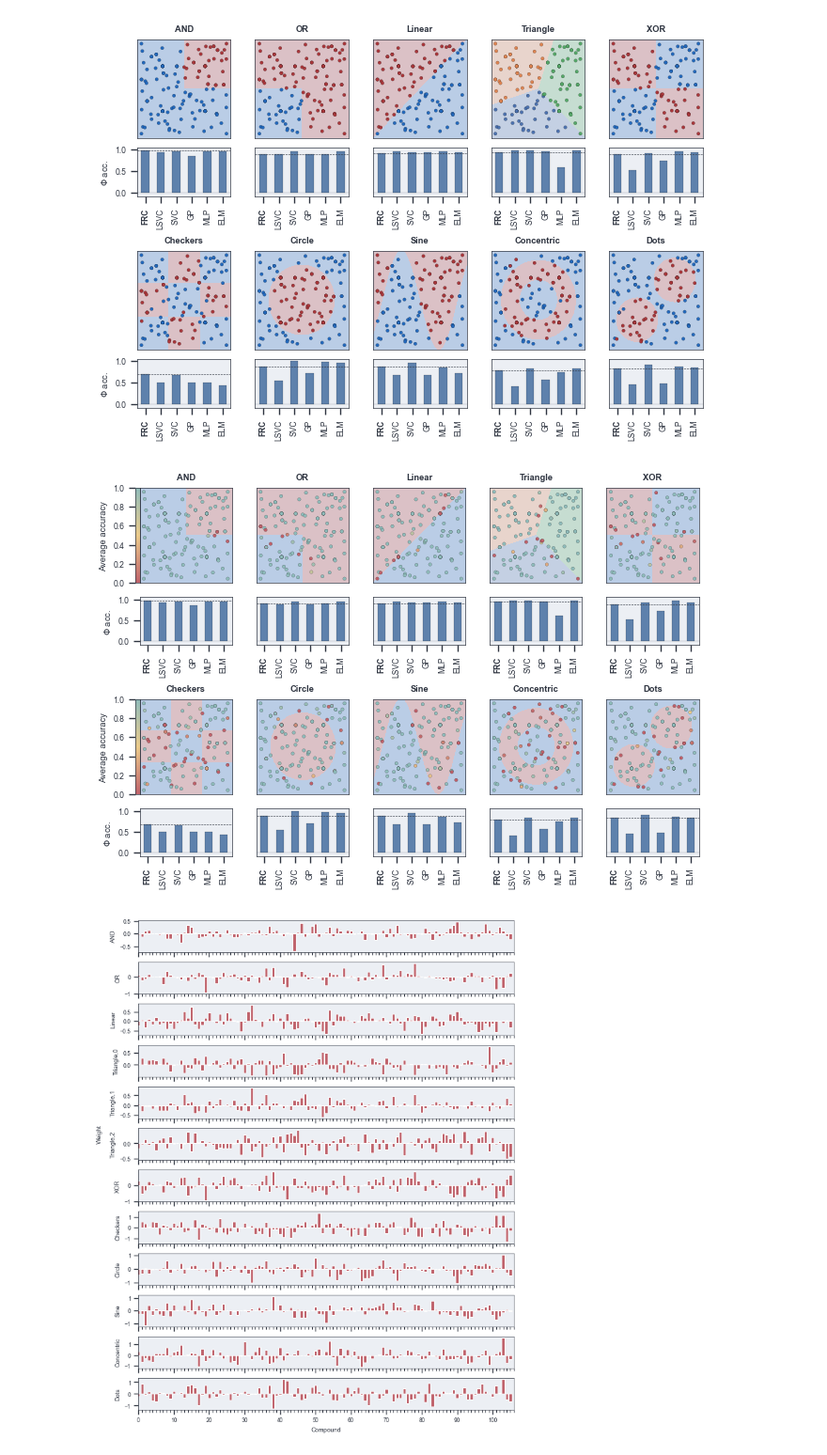
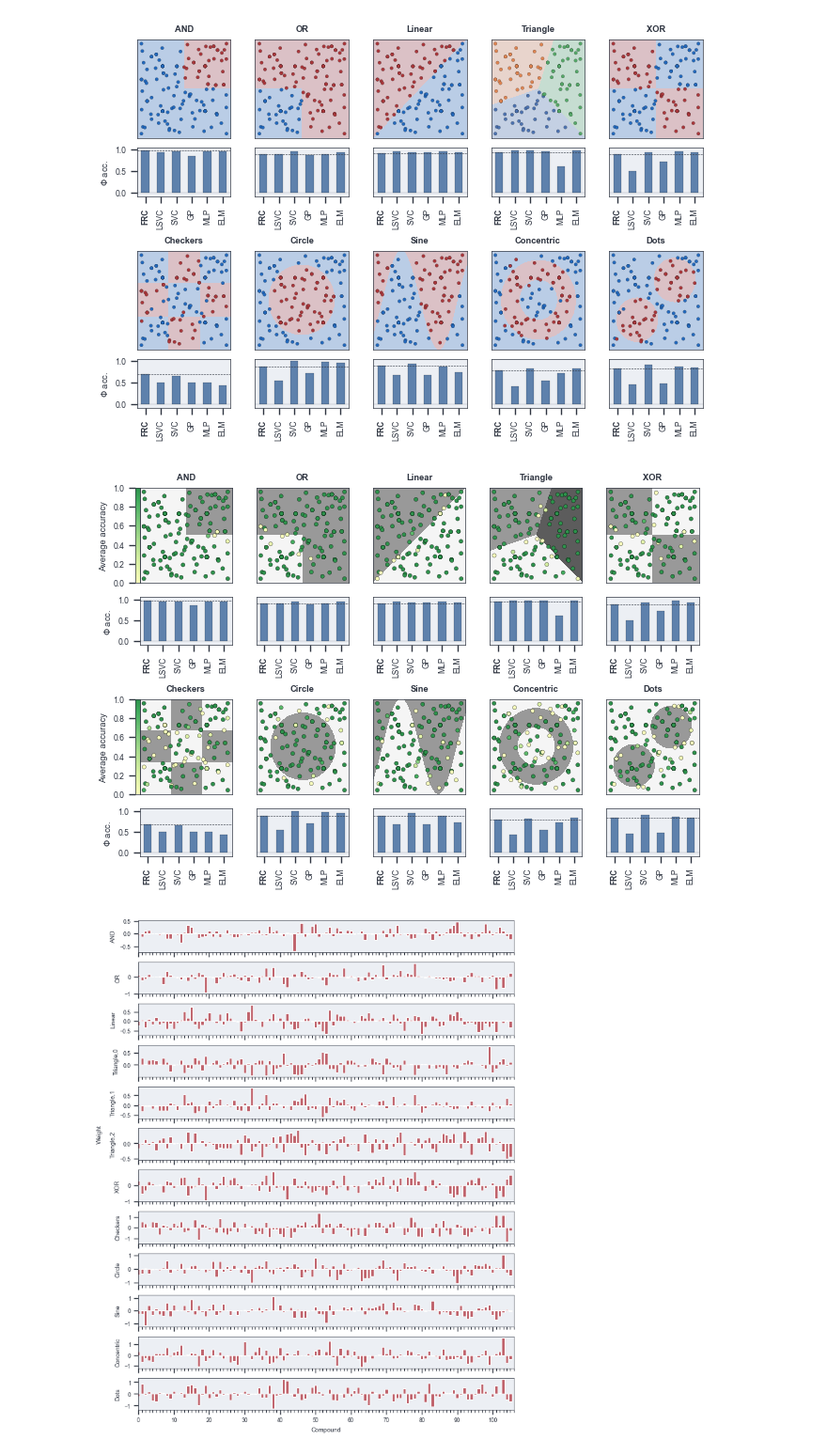
Before and after one commit to huckgroup/Formose_reservoir_computation, a Jupyter notebook: analysis/classification.ipynb, the cells around one changed output. Shown at 94% size. Cells and saved outputs as stored; diff of their text form; code cells hidden in the pictures.

Commit message:
improve colorblind readability

```diff
--- a/analysis/classification.ipynb
+++ b/analysis/classification.ipynb
@@ -445,12 +442,9 @@ classifiers = {
     "SVC": svm.SVC(max_iter=10_000, tol=1e-4),
     "GP": gaussian_process.GaussianProcessClassifier(),
     "MLP": neural_network.MLPClassifier(max_iter=100_000),
-    # "ESC": ESNClassifier(
-    #     regressor=linear_model.Ridge(),
-    # ),
-   "ELM": ELMClassifier(
-        regressor=linear_model.Ridge()
-    )
+    "ELM": ELMClassifier(
+            regressor=linear_model.Ridge()
+        )
 }
 
 classifier_labels = ["FRC"] + list(classifiers.keys())
@@ -517,9 +511,10 @@ for i, (k, v) in enumerate(z_train.items()):
     y_predict = reg.predict(X)
     train_score = reg.score(X, y)
 
-    cmap = sns.color_palette("blend:#BF616A,#EBCB8B,#8FBCBB", as_cmap=True, n_colors=10)
+    cmap = sns.color_palette('YlGn', as_cmap=True)
     if (k == "Triangle") | (k == "Cluster"):
-        cmap_triangle = mpl.colors.ListedColormap(sns.color_palette("deep", n_colors=3))
+        cmap_triangle = mpl.colors.ListedColormap(['#f5f5f5', '#999999', '#5c5c5c'])
+
         norm = mpl.colors.BoundaryNorm([-1.5, -0.5, 0.5, 1.5], 3)
         axes[0, i].imshow(
             v,
@@ -527,39 +522,41 @@ for i, (k, v) in enumerate(z_train.items()):
             aspect="auto",
             interpolation="none",
             extent=(*x_extend, *y_extend),
-            alpha=0.25,
+            alpha=1.0,
             cmap=cmap_triangle,
             norm=norm,
         )
         axes[0, i].scatter(
             *U_chem.T,
-            s=(2.5**2),
+            s=(3.0**2),
             c=est_scores,
-            lw=0.1,
+            lw=0.2,
             ec="black",
             zorder=10,
             cmap=cmap,
-            norm=plt.Normalize(0, 1.0),
+            norm=plt.Normalize(-0.2, 1.5),
         )
     else:
+        cmap_binary = mpl.colors.ListedColormap(['#f5f5f5', '#999999'])
+        norm = mpl.colors.BoundaryNorm([-0.5, 0.5, 1.5], 2)
         axes[0, i].imshow(
             v,
             origin="lower",
             aspect="auto",
             interpolation="none",
             extent=(*x_extend, *y_extend),
-            alpha=0.25,
-            cmap=sns.color_palette("vlag", as_cmap=True),
+            alpha=1.0,
+            cmap=cmap_binary, norm=norm,
         )
         axes[0, i].scatter(
             *U_chem.T,
-            s=(2.5**2),
+            s=(3.0**2),
             c=est_scores,
-            lw=0.1,
+            lw=0.2,
             ec="black",
             zorder=10,
             cmap=cmap,
-            norm=plt.Normalize(0.0, 1.0),
+            norm=plt.Normalize(-0.2, 1.5),
         )
 
     axes[0, i].set_title(k, fontdict=titledict)
@@ -596,35 +593,37 @@ for i, (k, v) in enumerate(z_train.items()):
         width=0.5,
         height=(np.array(test_scores[k]) + 1) / 2,
         linewidth=0.1,
         edgecolor="0.0",
         ecolor="0.0",
         color="C8",
         label=classifier_labels,
     )
     axes[1, i].set_xticks(np.arange(0, N_classifiers + 1))
     axes[1, i].set_xticklabels(classifier_labels, rotation="vertical", ha="center")
     axes[1, i].get_xticklabels()[0].set_weight("bold")
 
     axes[1, i].set_ylim(-0.1, 1.05)
     axes[1, i].set_yticks([])
     axes[1, i].axhline((test_scores[k][0] + 1) / 2, ls="--", lw=0.4, color="C9")
 
 axes[1, 0].set_yticks([0, 0.5, 1.0])
 axes[1, 0].set_ylabel(r"$\Phi$ acc.")
 axes[1, 5].set_yticks([0, 0.5, 1.0])
 axes[1, 5].set_ylabel(r"$\Phi$ acc.")
 
-smap = plt.cm.ScalarMappable(cmap=cmap, norm=plt.Normalize(0, 1))
+smap = plt.cm.ScalarMappable(cmap=cmap, norm=plt.Normalize(-0.2, 1.5))
 cbar = fig.colorbar(smap, ax=axes[0, 0], location="left", pad=-0.40)
 cbar.ax.set_ylabel("Average accuracy", rotation=90)
+cbar.ax.set_ylim(0, 1.0)
 
 cbar = fig.colorbar(smap, ax=axes[0, 5], location="left", pad=-0.40)
 cbar.ax.set_ylabel("Average accuracy", rotation=90)
+cbar.ax.set_ylim(0, 1.0)
 
 save_plot("classification_results_scored")
 plt.show()
 # %% [output]
-[figure, old version]
+[figure, new version]
 # %%
 from matplotlib.ticker import MultipleLocator
 
```
Also changed, not shown: parts of 1 cell of this notebook, 2 other files.
